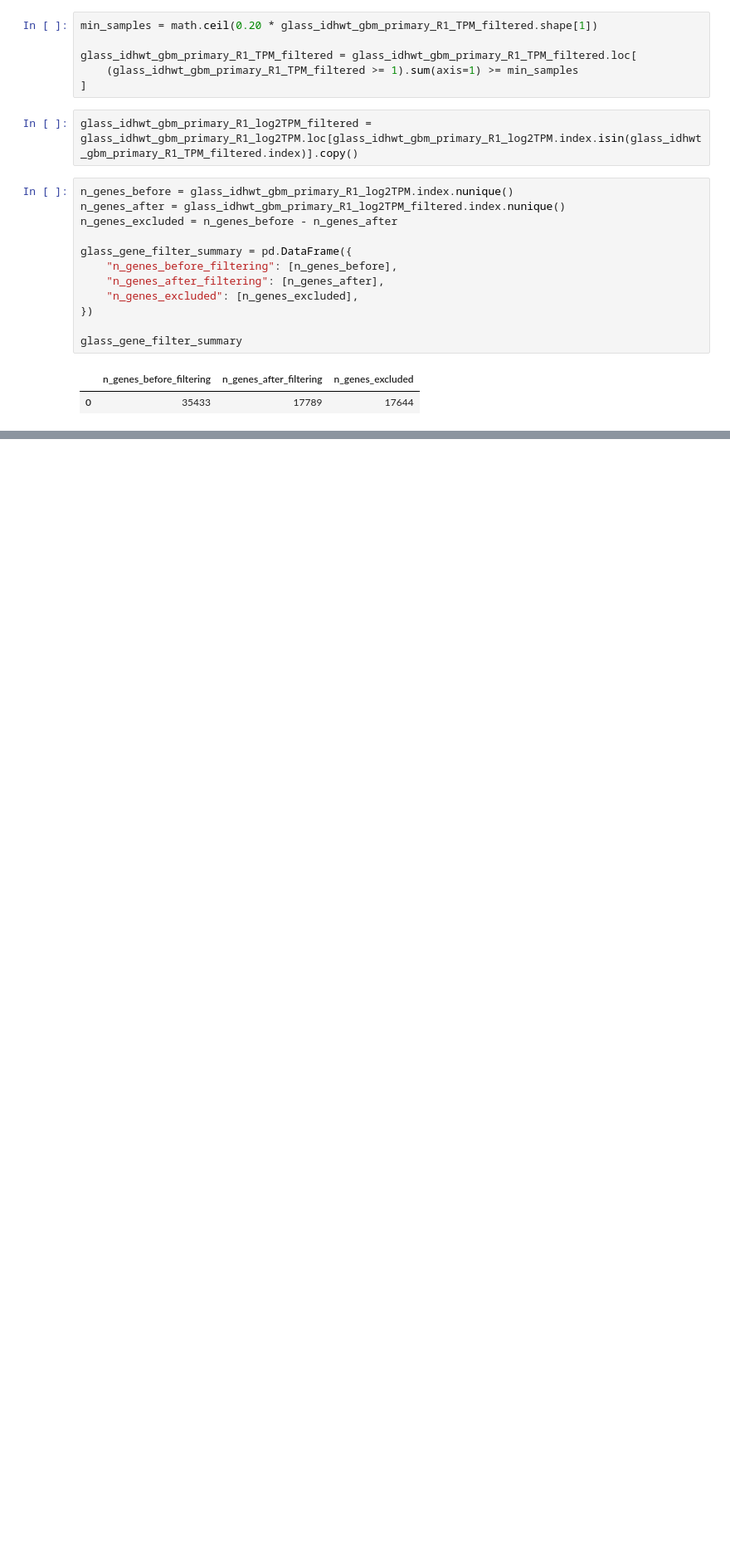
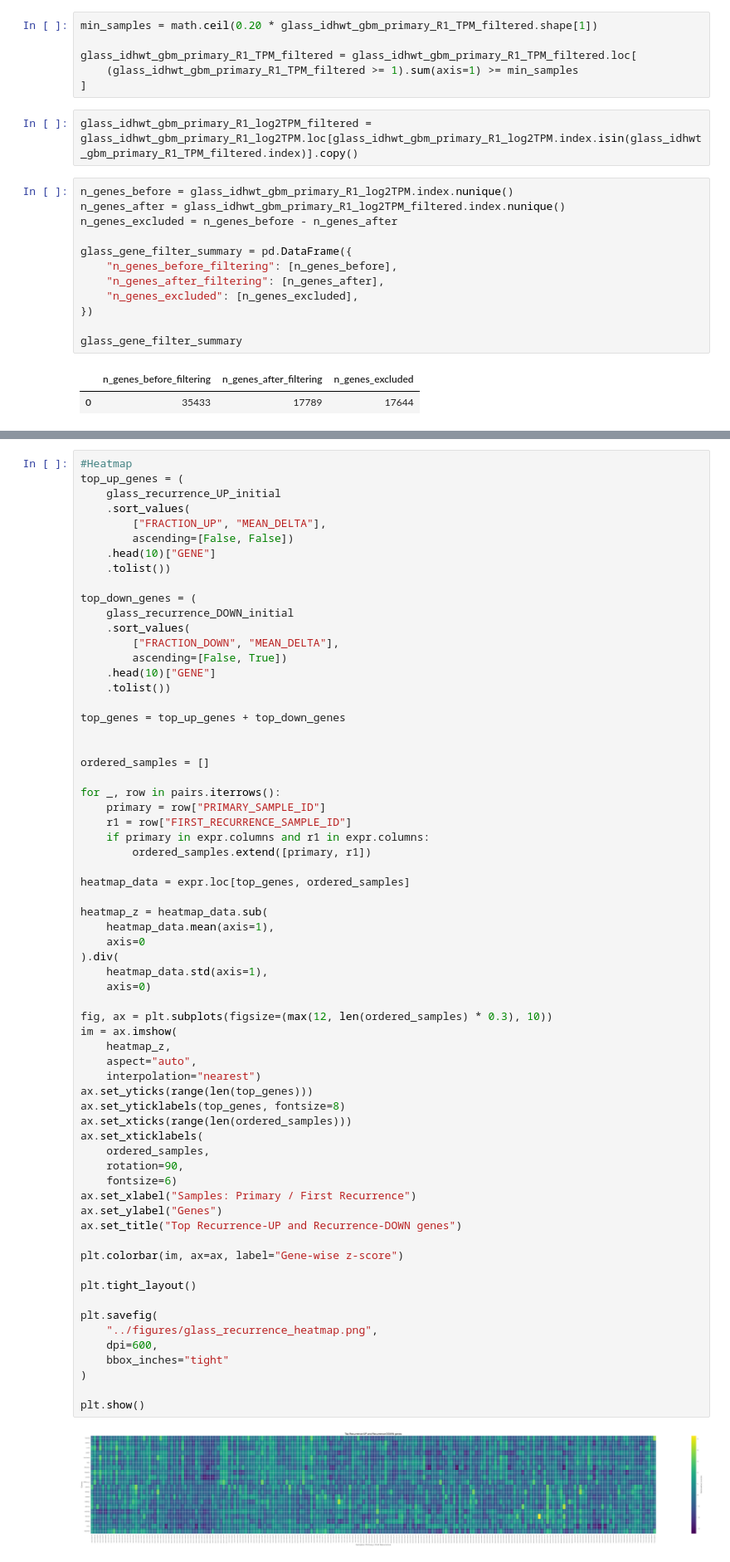
Before and after one commit to zuhany/cell_lines_pv_26, a Jupyter notebook: notebooks/GLASS.ipynb, the cells around one changed output, grey strips where cells are left out. Shown at 83% size. Drawn from its saved outputs; the diff is of its cells as text; blank space fills up the shorter version.

```diff
--- a/notebooks/GLASS.ipynb
+++ b/notebooks/GLASS.ipynb
@@ -1739,0 +1958,67 @@ plt.show()
+# %%
+#Heatmap
+top_up_genes = (
+    glass_recurrence_UP_initial
+    .sort_values(
+        ["FRACTION_UP", "MEAN_DELTA"],
+        ascending=[False, False])
+    .head(10)["GENE"]
+    .tolist())
+
+top_down_genes = (
+    glass_recurrence_DOWN_initial
+    .sort_values(
+        ["FRACTION_DOWN", "MEAN_DELTA"],
+        ascending=[False, True])
+    .head(10)["GENE"]
+    .tolist())
+
+top_genes = top_up_genes + top_down_genes
+
+
+ordered_samples = []
+
+for _, row in pairs.iterrows():
+    primary = row["PRIMARY_SAMPLE_ID"]
+    r1 = row["FIRST_RECURRENCE_SAMPLE_ID"]
+    if primary in expr.columns and r1 in expr.columns:
+        ordered_samples.extend([primary, r1])
+
+heatmap_data = expr.loc[top_genes, ordered_samples]
+
+heatmap_z = heatmap_data.sub(
+    heatmap_data.mean(axis=1),
+    axis=0
+).div(
+    heatmap_data.std(axis=1),
+    axis=0)
+
+fig, ax = plt.subplots(figsize=(max(12, len(ordered_samples) * 0.3), 10))
+im = ax.imshow(
+    heatmap_z,
+    aspect="auto",
+    interpolation="nearest")
+ax.set_yticks(range(len(top_genes)))
+ax.set_yticklabels(top_genes, fontsize=8)
+ax.set_xticks(range(len(ordered_samples)))
+ax.set_xticklabels(
+    ordered_samples,
+    rotation=90,
+    fontsize=6)
+ax.set_xlabel("Samples: Primary / First Recurrence")
+ax.set_ylabel("Genes")
+ax.set_title("Top Recurrence-UP and Recurrence-DOWN genes")
+
+plt.colorbar(im, ax=ax, label="Gene-wise z-score")
+
+plt.tight_layout()
+
+plt.savefig(
+    "../figures/glass_recurrence_heatmap.png",
+    dpi=600,
+    bbox_inches="tight"
+)
+
+plt.show()
+# %% [output]
+[figure, added]
```
Also changed, not shown: parts of 44 cells of this notebook, 13 other files.
